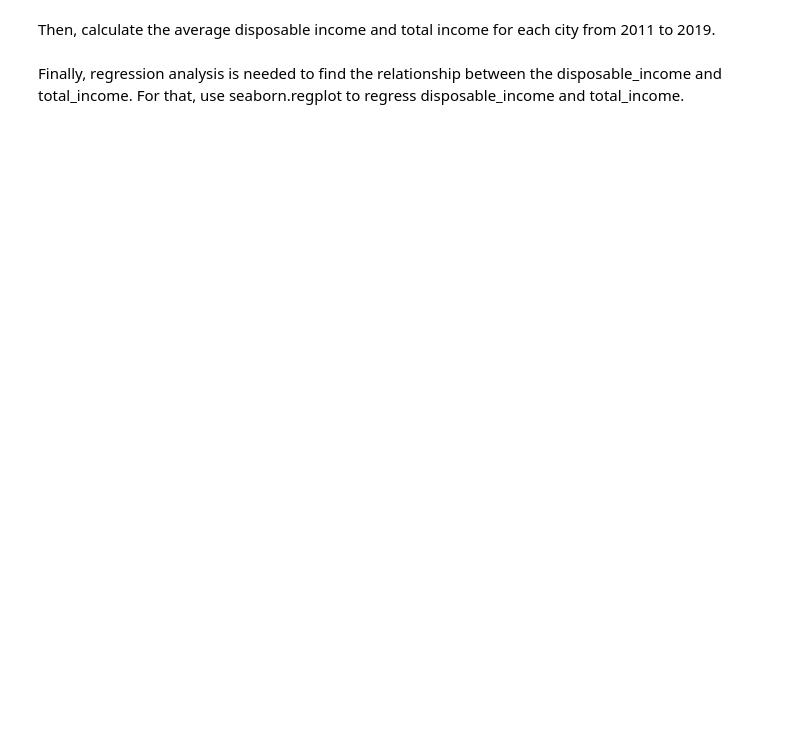
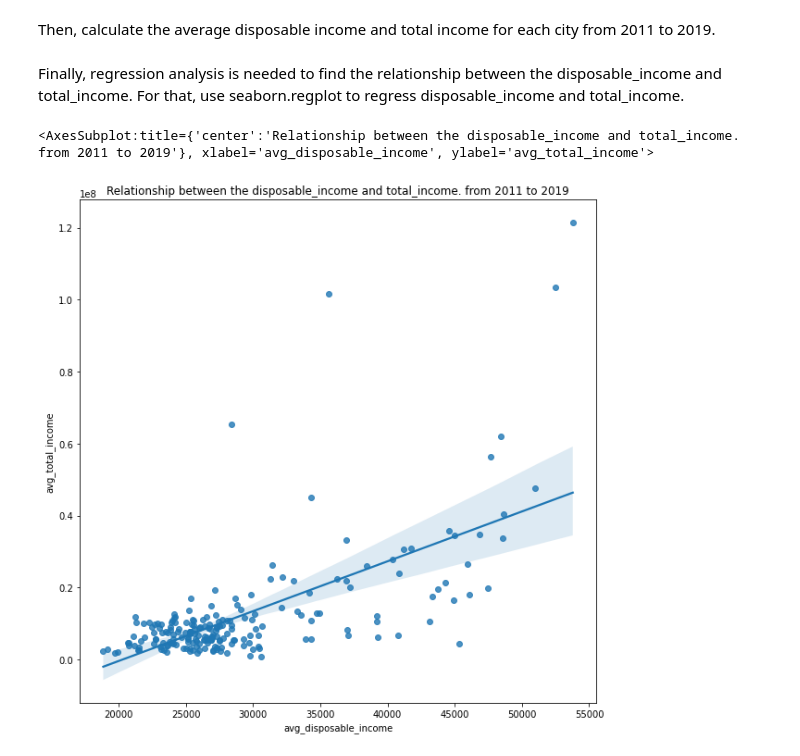
Before and after one commit to Sustech-yx/CS112, a Jupyter notebook: Final Assignment/Part1_plotting/Econ-Visualization.ipynb, the cells around one changed output. Drawn from its saved outputs; the diff is of its cells as text; code cells hidden in the pictures; blank space fills up the shorter version.

```diff
--- a/Final Assignment/Part1_plotting/Econ-Visualization.ipynb
+++ b/Final Assignment/Part1_plotting/Econ-Visualization.ipynb
@@ -148,0 +169,11 @@ $$ \text{disposable\_income} =\text{urban\_disposable\_income}\times \text{urban
+# %%
+## TODO Calculate disposable_income
+############## YOUR CODE HERE ##############
+dataframe = pd.DataFrame(census, columns=['year', 'dum', 'urbanization_rate', 'urban_disposable_income', 'rural_disposable_income', 'total_income'])
+dataframe.insert(5, 'disposable_income', 0.0)
+for index, row in dataframe.iterrows():
+    disposable_income = row['urbanization_rate'] * row['urban_disposable_income'] + (1 - row['urbanization_rate']) * row['rural_disposable_income']
+    dataframe.iloc[index, 5] = disposable_income
+
+dataframe.head()
+############## YOUR CODE HERE ##############
@@ -155,7 +189,43 @@ Then, calculate the average disposable income and total income for each city fro
+# %%
+## TODO Calculate average disposable_income and total_income from 2011 to 2019
+############## YOUR CODE HERE ##############
+temp_frame = dataframe[dataframe['year']==2010]
+cities = []
+for city in list(temp_frame['dum']):
+    while city in cities:
+        city = city + "_"
+    cities.append(city)
+assert len(cities) == 2050 // 10
+del temp_frame
+
+# modify the dataframe
+temp_frame = cp(dataframe)
+assert id(temp_frame) != id(dataframe)
+cnt = 0
+for city in cities:
+    for index in range(10):
+        temp_frame.iloc[cnt + index, 1] = city
+    temp_frame.iloc[cnt, 1] = 'ignore_row' # I don't know why the year is from 2011 to 2019, but just do it.
+    cnt += 10
+
+result_frame = pd.DataFrame(columns=['dum', 'avg_disposable_income', 'avg_total_income'])
+for index, city in enumerate(cities):
+    avg_disposable_income = temp_frame[temp_frame['dum']==city]['urban_disposable_income'].mean()
+    avg_total_income = temp_frame[temp_frame['dum']==city]['total_income'].mean()
+    result_frame.loc[len(result_frame.index)] = [city, avg_disposable_income, avg_total_income]
+
+del temp_frame, avg_disposable_income, avg_total_income
+############## YOUR CODE HERE ##############
 # %% [markdown]
 Finally, regression analysis is needed to find the relationship between the disposable_income and total_income.
 For that, use seaborn.regplot to regress  disposable_income and total_income.
 # %%
 ## TODO Draw the fitted regression curve and scatter points.
 ############## YOUR CODE HERE ##############
+plt.figure(figsize=(10,10))
+plt.title('Relationship between the disposable_income and total_income. from 2011 to 2019')
+sns.regplot(data=result_frame, x='avg_disposable_income',  y='avg_total_income')
 ############## YOUR CODE HERE ##############
+# %% [output]
+<AxesSubplot:title={'center':'Relationship between the disposable_income and total_income. from 2011 to 2019'}, xlabel='avg_disposable_income', ylabel='avg_total_income'>
+[figure, added]
```
Also changed, not shown: parts of 8 cells of this notebook.
